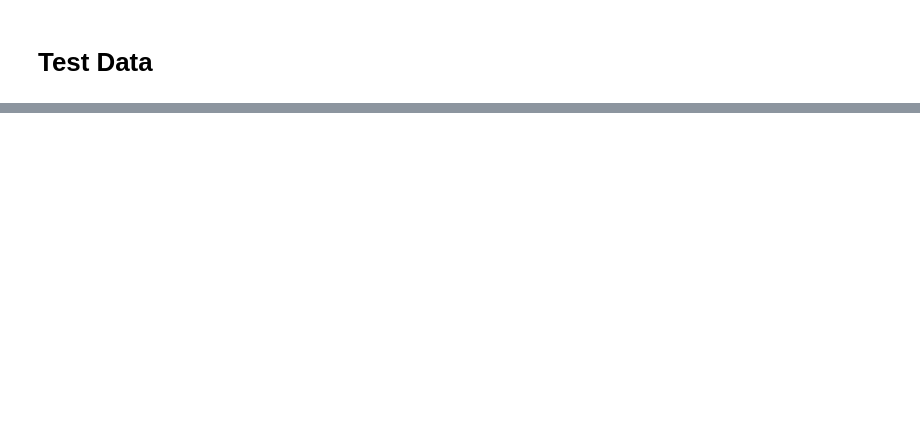
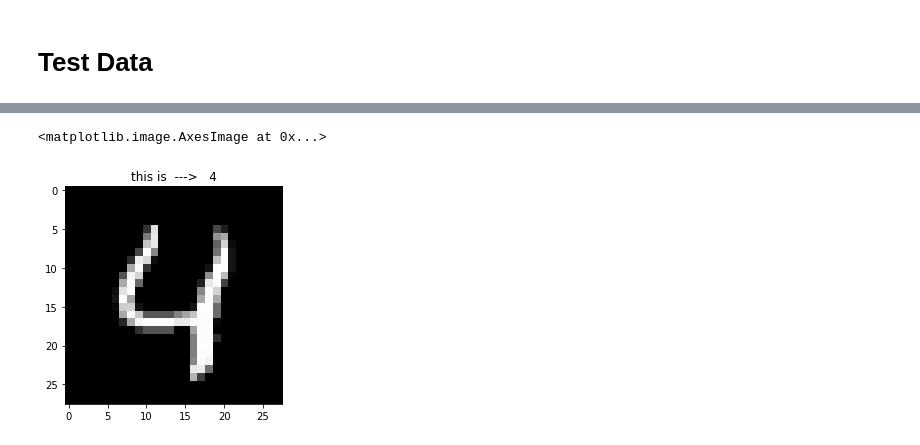
Before and after one commit to egcode/MNIST-to-CSV, a Jupyter notebook: MNIST Read Converted.ipynb, the cells around one changed output, grey strips where cells are left out. Saved outputs shown, nothing was run; the diff lists cells and outputs as text; code cells hidden in the pictures; blank space fills up the shorter version.

```diff
--- a/MNIST Read Converted.ipynb
+++ b/MNIST Read Converted.ipynb
@@ -51,9 +104,12 @@ df_digits.head()
 # %%
 #Test Data
-digits_data_train = df_digits.as_matrix()
+digits_data_test = df_digits.as_matrix()
 
 
-digit = digits_data_train[ind]
+digit = digits_data_test[ind]
 digit = digit.reshape(28,28)
 plt.title('this is  --->   ' + str(labels_test[ind]))
 plt.imshow(digit, cmap='gray')
+# %% [output]
+<matplotlib.image.AxesImage at 0x...>
+[figure, added]
```
Also changed, not shown: parts of 9 cells of this notebook, 3 other files.
